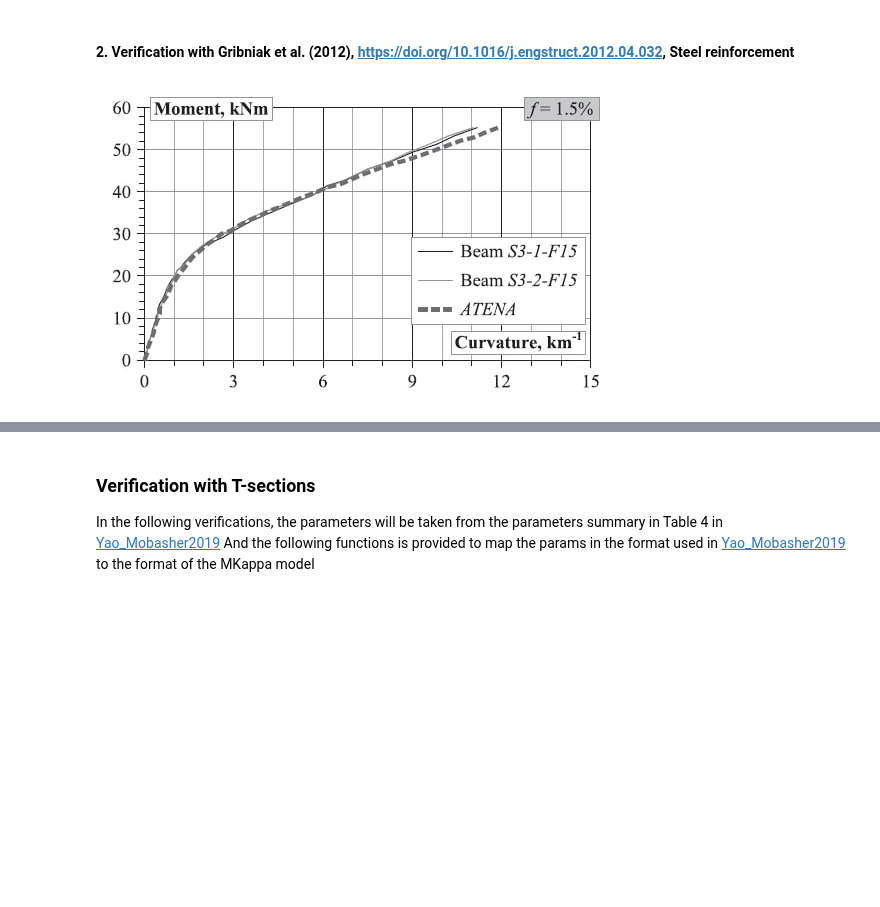
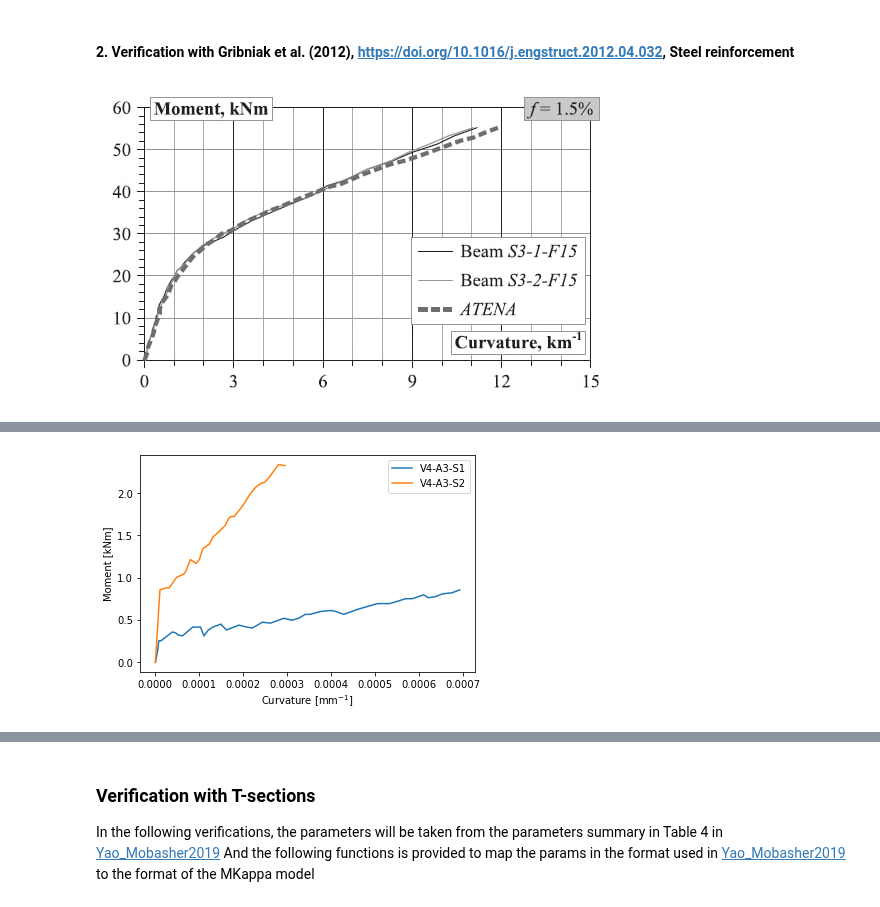
Before and after one commit to rosoba/bmcs_cross_section, a Jupyter notebook: notebooks/mkappa/mkappa_verification.ipynb, the cells around one changed output, grey strips where cells are left out. Cells and saved outputs as stored; diff of their text form; code cells hidden in the pictures; blank space fills up the shorter version.

```diff
--- a/notebooks/mkappa/mkappa_verification.ipynb
+++ b/notebooks/mkappa/mkappa_verification.ipynb
@@ -175,11 +179,13 @@ plot_mk_ver(mc, ver_data1)
 ![Rempel_2018_4-12.jpg](attachment:Rempel_2018_4-12.jpg)
 # %%
 # a)
-excel_file = join('./verification_data/Rem20/Abbildung_4-12', 'Rempel_2018_4-12-a.xlsx')
+excel_file = join('./verification_data/rem20/Abbildung_4-12', 'Rem18_4-12-a.xlsx')
 data = pd.read_excel(excel_file)
 k= data['V4-A3-S1_k'] * 1e-3; m= data['V4-A3-S1_m']; ver_data = [k, m]; plt.plot(k, m, label='V4-A3-S1')
 k1= data['V4-A3-S2_k'] * 1e-3; m1= data['V4-A3-S2_m']; ver_data1 = [k1, m1]; plt.plot(k1, m1, label='V4-A3-S2')
 plt.legend(); plt.ylabel('Moment [kNm]'); plt.xlabel('Curvature [mm$^{-1}$]');
+# %% [output]
+[figure, added]
 # %%
 # V4-A3-S1
 mc = MKappa(n_m=100, n_kappa = 100)
```
Also changed, not shown: parts of 4 cells of this notebook, 13 other files.
